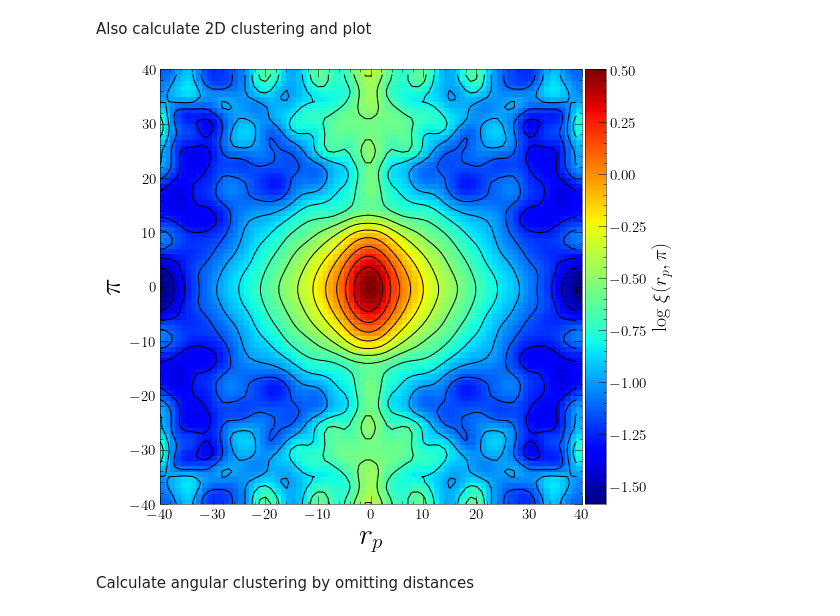
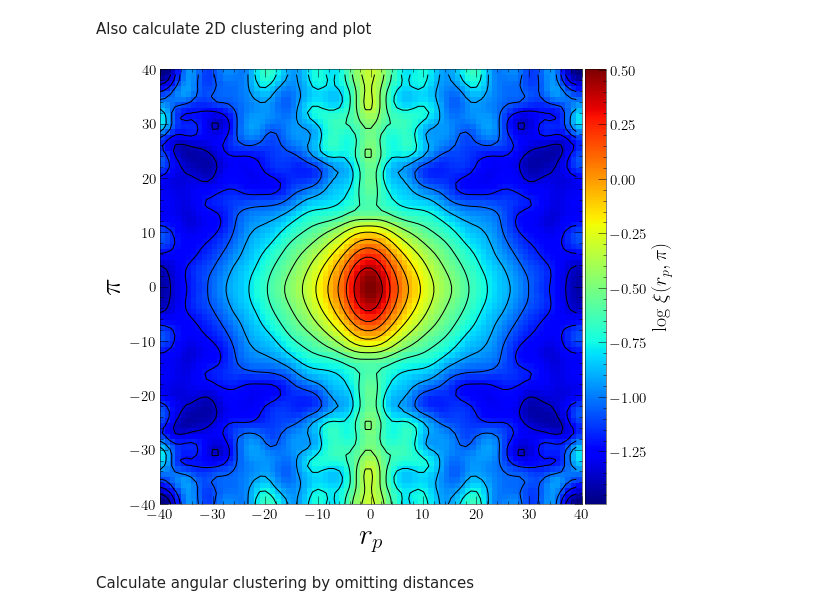
Before and after one commit to gpetter/Corrfunc_Helper, a Jupyter notebook: notebooks/showcase.ipynb, the cells around one changed output. Drawn from its saved outputs; the diff is of its cells as text; code cells hidden in the pictures.

```diff
--- a/notebooks/showcase.ipynb
+++ b/notebooks/showcase.ipynb
@@ -45,10 +45,10 @@ Text(0, 0.5, '$w_{p} (r_{p})$')
 Also calculate 2D clustering and plot
 # %%
 cfplt = mycf.autocorr_from_coords(coords=coords, randcoords=randcoords, scales=rp_bins,
-                               weights=data['weight'], randweights=rand['weight'],
-                               nthreads=16, estimator='LS', pimax=pimax, nbootstrap=500, plot_2dcf=True)
+                            weights=data['weight'], randweights=rand['weight'],
+                            estimator='Peebles', pimax=pimax, nbootstrap=500, plot_2dcf=True)
 # %% [output]
-[figure, old version]
+[figure, new version]
 # %% [markdown]
 Calculate angular clustering by omitting distances
 # %%
```
Also changed, not shown: parts of 10 cells of this notebook, 3 other files.
